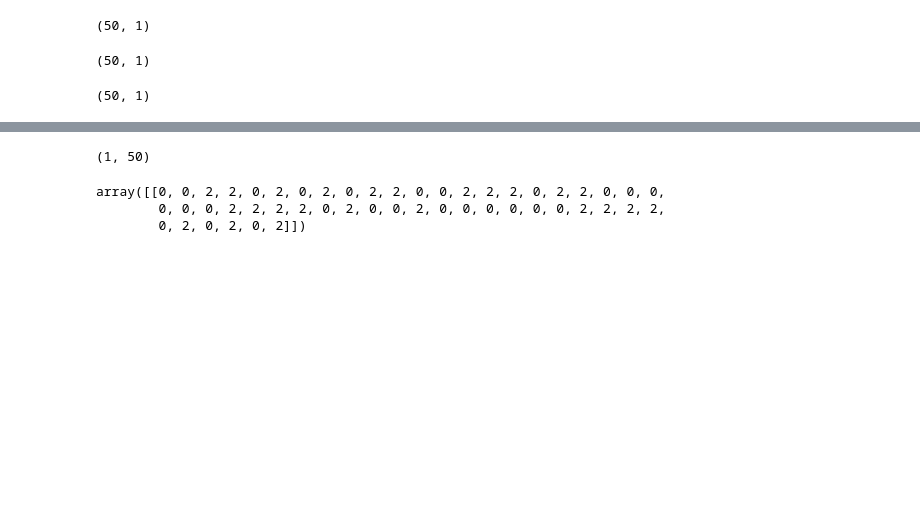
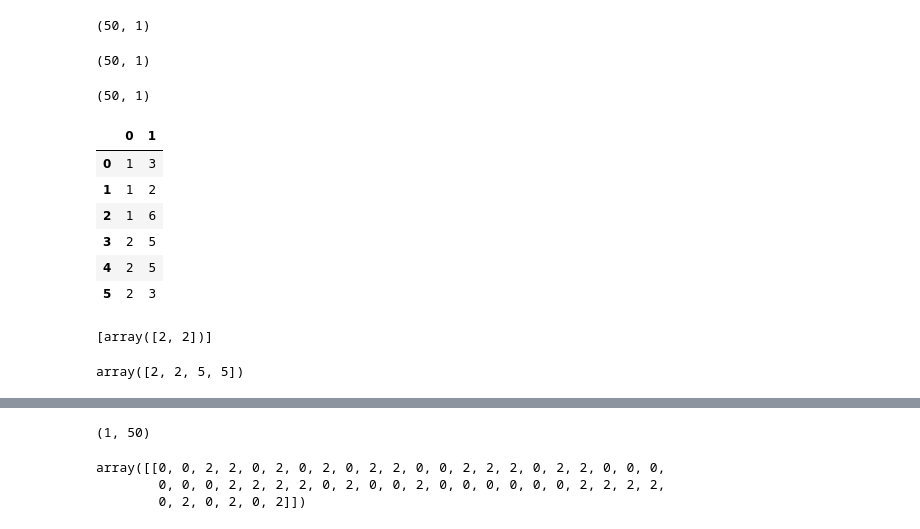
Before and after one commit to kopant/particle_filter, a Jupyter notebook: particle_filters.ipynb, the cells around one changed output, grey strips where cells are left out. Drawn from its saved outputs; the diff is of its cells as text; code cells hidden in the pictures; blank space fills up the shorter version.

```diff
--- a/particle_filters.ipynb
+++ b/particle_filters.ipynb
@@ -672,0 +667,12 @@ best_prior_state_idx = np.argmax(trans_probs_split, axis=1)[sampled_states_idx[n
+# %%
+test=pd.DataFrame(np.array([[1,3],[1,2], [1,6], [2,5], [2,5],[2,3]]))
+# %%
+test
+# %% [output]
+|  | 0 | 1 |
+| 0 | 1 | 3 |
+| 1 | 1 | 2 |
+| 2 | 1 | 6 |
+| 3 | 2 | 5 |
+| 4 | 2 | 5 |
+| 5 | 2 | 3 |
@@ -672,0 +681,8 @@ best_prior_state_idx = np.argmax(trans_probs_split, axis=1)[sampled_states_idx[n
+# %%
+[sampled_states_idx[new_particles_idx]]
+# %% [output]
+[array([2, 2])]
+# %%
+np.array([(np.array([sampled_states_idx[new_particles_idx]]) + 3 * (i-1)) for i in range(1, 3)]).flatten()
+# %% [output]
+array([2, 2, 5, 5])
```
Also changed, not shown: parts of 36 cells of this notebook.
